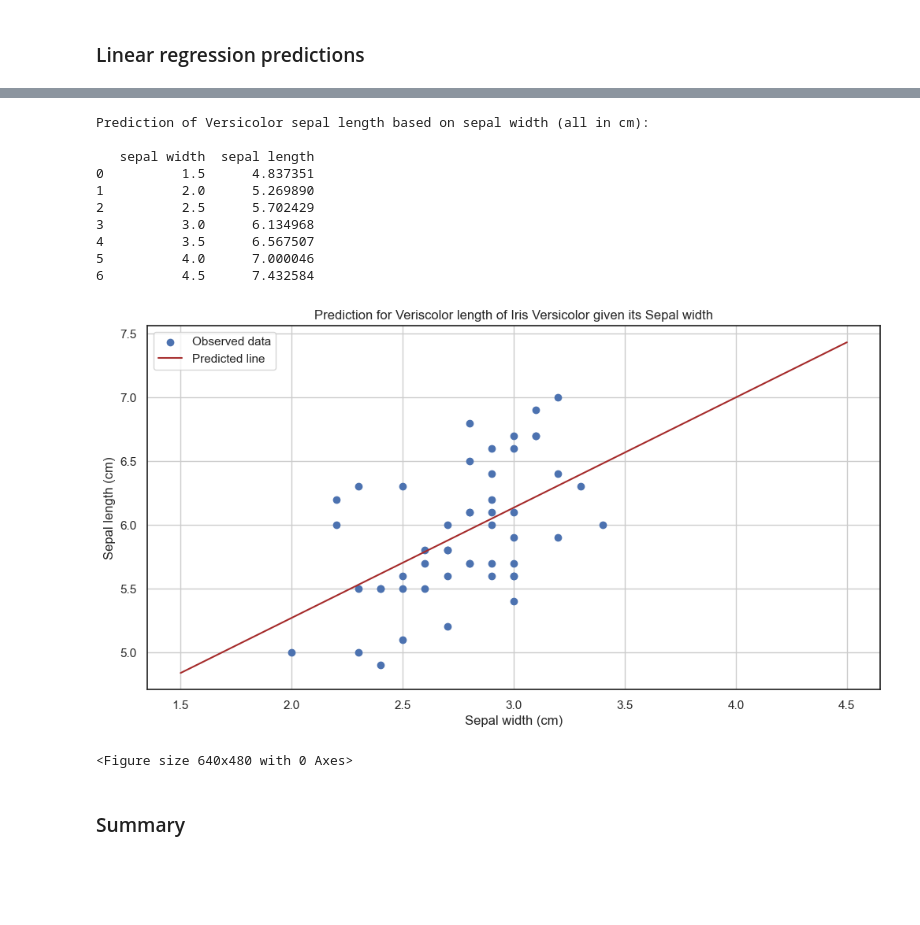
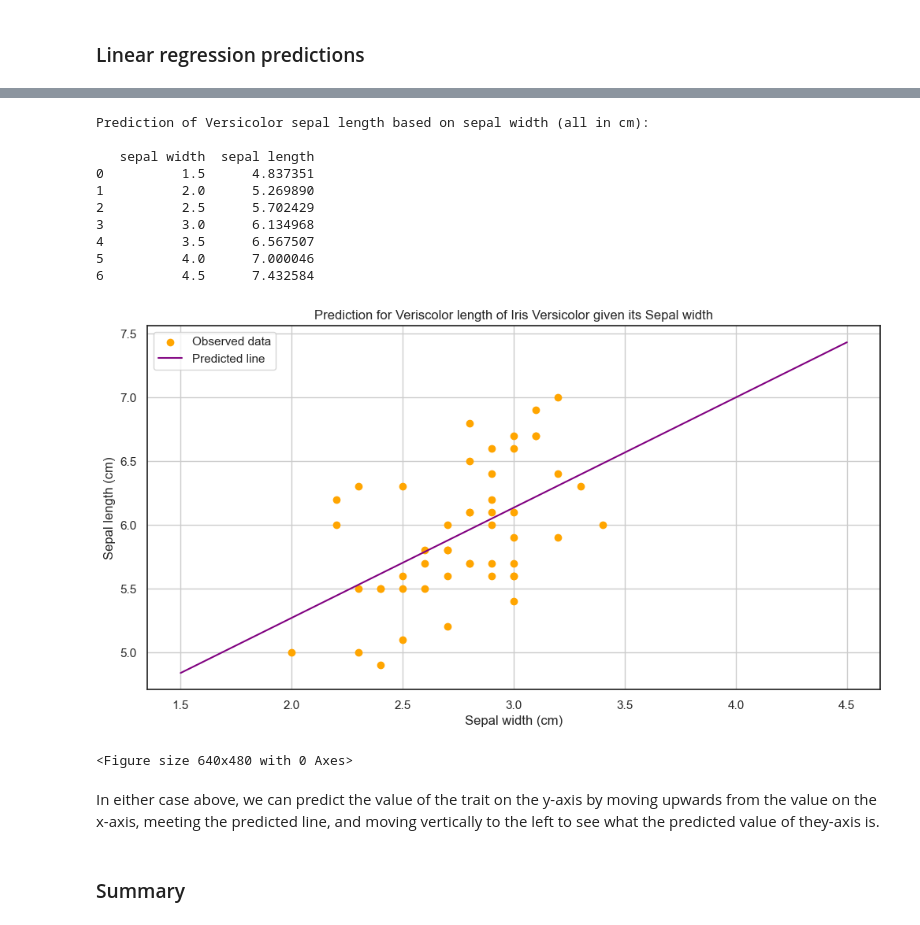
Before and after one commit to jmce22/fund_data, a Jupyter notebook: project.ipynb, the cells around one changed output, grey strips where cells are left out. Cells and saved outputs as stored; diff of their text form; code cells hidden in the pictures; blank space fills up the shorter version.

```diff
--- a/project.ipynb
+++ b/project.ipynb
@@ -859,7 +859,8 @@ y = df_versicolor['sepal length']
 lr = LinearRegression()
 lr.fit(x, y)
 
-# these are the x-values (sepal widths) which will go into the linear-regression model
+# these are the x-values (sepal widths) which will go into the linear-regression model. These should be deciced based
+# what could be considered reasonably possible values for versicolor sepal width based on existing sample data.
 versicolor_sepal_width_samples = np.array([1.5, 2.0, 2.5, 3.0, 3.5, 4.0, 4.5])
 
 # I am reshaping the above array to enable the linear regression code to process the data
@@ -869,37 +870,38 @@ versicolor_sepal_width_samples_reshaped = versicolor_sepal_width_samples.reshape
 versicolor_sepal_length_predictions = lr.predict(versicolor_sepal_width_samples_reshaped)
 
 # I will print the list of predictions for versicolor sepal length for each of the values for sepal width contained in the
 # 'versicolor_sepal_width_samples' array above
 df_versicolor_sepal_length_predictions = pd.DataFrame({'sepal width':versicolor_sepal_width_samples, 'sepal length':versicolor_sepal_length_predictions})
 print()
 print('Prediction of Versicolor sepal length based on sepal width (all in cm):')
 print()
 print(df_versicolor_sepal_length_predictions)
 print()
 
-
 plt.figure(figsize= (12,6))
 plt.title('Prediction for Veriscolor length of Iris Versicolor given its Sepal width')
 plt.xlabel('Sepal width (cm)')
 plt.ylabel('Sepal length (cm)')
-plt.scatter(df_versicolor['sepal width'], df_versicolor['sepal length'])
-plt.plot(versicolor_sepal_width_samples_reshaped, versicolor_sepal_length_predictions, color = 'brown')
+plt.scatter(df_versicolor['sepal width'], df_versicolor['sepal length'], color = 'orange')
+plt.plot(versicolor_sepal_width_samples_reshaped, versicolor_sepal_length_predictions, color = 'purple')
 plt.legend(["Observed data", "Predicted line"])
 plt.grid(True)
 plt.show()
 plt.savefig('project_images/versicolor_sepal_length_predictions.png')
 # %% [output]
 Prediction of Versicolor sepal length based on sepal width (all in cm):
 
    sepal width  sepal length
 0          1.5      4.837351
 1          2.0      5.269890
 2          2.5      5.702429
 3          3.0      6.134968
 4          3.5      6.567507
 5          4.0      7.000046
 6          4.5      7.432584
-[figure, old version]
+[figure, new version]
 <Figure size 640x480 with 0 Axes>
+# %% [markdown]
+In either case above, we can predict the value of the trait on the y-axis by moving upwards from the value on the x-axis, meeting the predicted line, and moving vertically to the left to see what the predicted value of they-axis is.
 # %% [markdown]
 ### Summary ###
```
Also changed, not shown: parts of 10 cells of this notebook, 3 other files.
